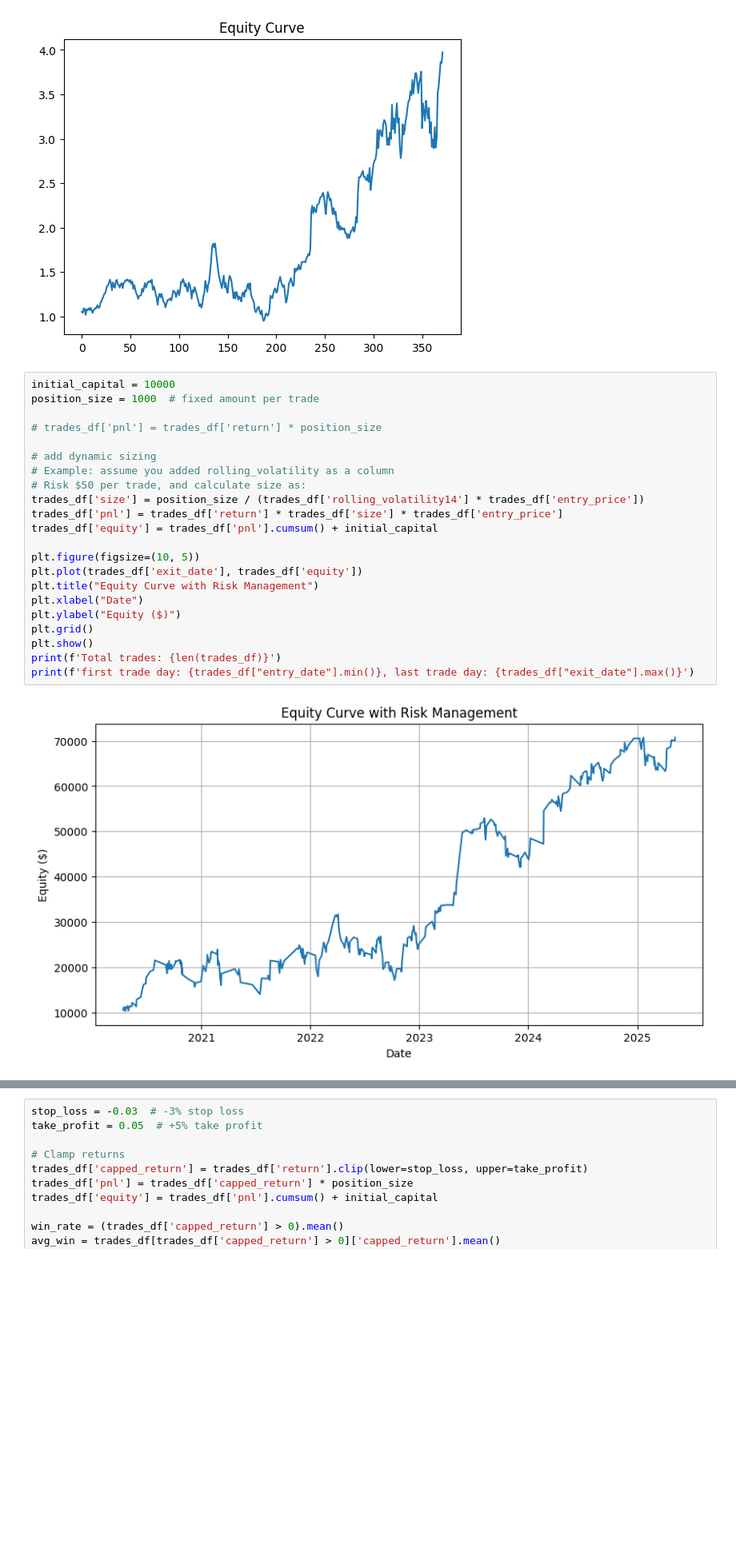
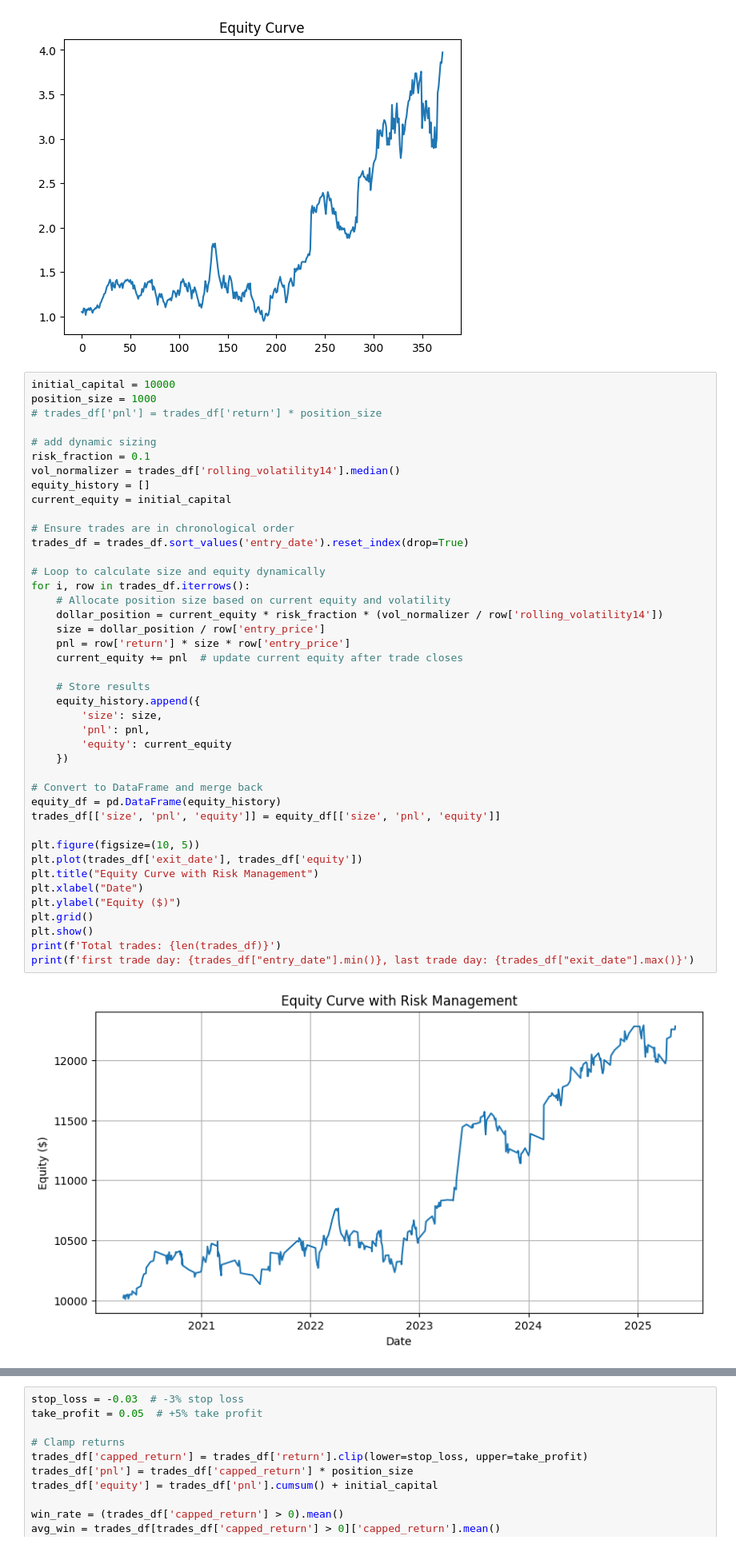
Before and after one commit to Stevey8/moneymoney, a Jupyter notebook: bb-rsi-try.ipynb, the cells around one changed output, grey strips where cells are left out. Shown at 80% size. Cells and saved outputs as stored; diff of their text form; blank space fills up the shorter version.

```diff
--- a/bb-rsi-try.ipynb
+++ b/bb-rsi-try.ipynb
@@ -721,27 +719,47 @@ trades_df['equity'].plot(title='Equity Curve')
 [figure]
 # %%
 initial_capital = 10000
-position_size = 1000  # fixed amount per trade
-
+position_size = 1000
 # trades_df['pnl'] = trades_df['return'] * position_size
 
 # add dynamic sizing
-# Example: assume you added rolling_volatility as a column
-# Risk $50 per trade, and calculate size as:
-trades_df['size'] = position_size / (trades_df['rolling_volatility14'] * trades_df['entry_price'])
-trades_df['pnl'] = trades_df['return'] * trades_df['size'] * trades_df['entry_price']
-trades_df['equity'] = trades_df['pnl'].cumsum() + initial_capital
+risk_fraction = 0.1
+vol_normalizer = trades_df['rolling_volatility14'].median()
+equity_history = []
+current_equity = initial_capital
+
+# Ensure trades are in chronological order
+trades_df = trades_df.sort_values('entry_date').reset_index(drop=True)
+
+# Loop to calculate size and equity dynamically
+for i, row in trades_df.iterrows():
+    # Allocate position size based on current equity and volatility
+    dollar_position = current_equity * risk_fraction * (vol_normalizer / row['rolling_volatility14'])
+    size = dollar_position / row['entry_price']
+    pnl = row['return'] * size * row['entry_price']
+    current_equity += pnl  # update current equity after trade closes
+
+    # Store results
+    equity_history.append({
+        'size': size,
+        'pnl': pnl,
+        'equity': current_equity
+    })
+
+# Convert to DataFrame and merge back
+equity_df = pd.DataFrame(equity_history)
+trades_df[['size', 'pnl', 'equity']] = equity_df[['size', 'pnl', 'equity']]
 
 plt.figure(figsize=(10, 5))
 plt.plot(trades_df['exit_date'], trades_df['equity'])
 plt.title("Equity Curve with Risk Management")
 plt.xlabel("Date")
 plt.ylabel("Equity ($)")
 plt.grid()
 plt.show()
 print(f'Total trades: {len(trades_df)}')
 print(f'first trade day: {trades_df["entry_date"].min()}, last trade day: {trades_df["exit_date"].max()}')
 # %% [output]
-[figure, old version]
+[figure, new version]
 Total trades: 372
 first trade day: 2020-04-13 00:00:00, last trade day: 2025-05-07 00:00:00
```
Also changed, not shown: parts of 5 cells of this notebook, 1 other file.
